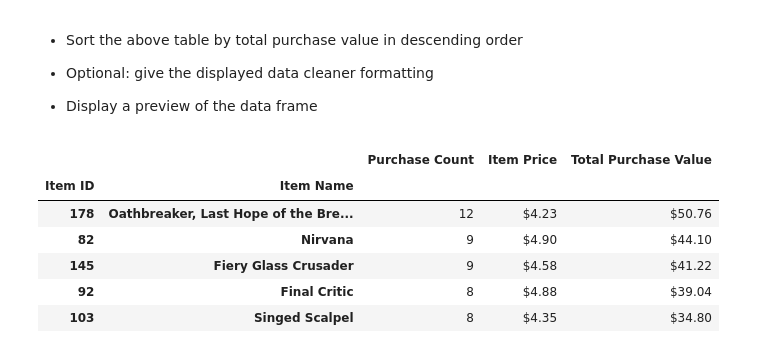
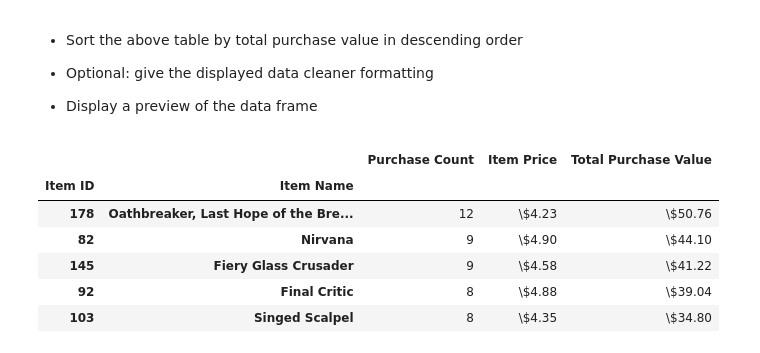
Before and after one commit to Adam-Forest/Unit-4-Pandas, a Jupyter notebook: HeroesOfPymoli/HeroesOfPymoli.ipynb, the cells around one changed output. Saved outputs shown, nothing was run; the diff lists cells and outputs as text; code cells hidden in the pictures.

```diff
--- a/HeroesOfPymoli/HeroesOfPymoli.ipynb
+++ b/HeroesOfPymoli/HeroesOfPymoli.ipynb
@@ -364,12 +364,12 @@ most_popular_analysis.sort_values(["Purchase Count"], ascending = False).head().
 # %%
 #format for nice display
 #format for price, output result
-most_popular_analysis.sort_values(["Total Purchase Value"], ascending = False).head().style.format({'Item Price':"${:,.2f}", 'Total Purchase Value': '${:,.2f}'})
+most_popular_analysis.sort_values(["Total Purchase Value"], ascending = False).head().style.format({'Item Price':"\${:,.2f}", 'Total Purchase Value': '\${:,.2f}'})
 # %% [output]
 |  |  | Purchase Count | Item Price | Total Purchase Value |
 | Item ID | Item Name |  |  |  |
-| 178 | Oathbreaker, Last Hope of the Bre... | 12 | $4.23 | $50.76 |
-| 82 | Nirvana | 9 | $4.90 | $44.10 |
-| 145 | Fiery Glass Crusader | 9 | $4.58 | $41.22 |
-| 92 | Final Critic | 8 | $4.88 | $39.04 |
-| 103 | Singed Scalpel | 8 | $4.35 | $34.80 |
+| 178 | Oathbreaker, Last Hope of the Bre... | 12 | \$4.23 | \$50.76 |
+| 82 | Nirvana | 9 | \$4.90 | \$44.10 |
+| 145 | Fiery Glass Crusader | 9 | \$4.58 | \$41.22 |
+| 92 | Final Critic | 8 | \$4.88 | \$39.04 |
+| 103 | Singed Scalpel | 8 | \$4.35 | \$34.80 |
```
Also changed, not shown: parts of 5 cells of this notebook.
